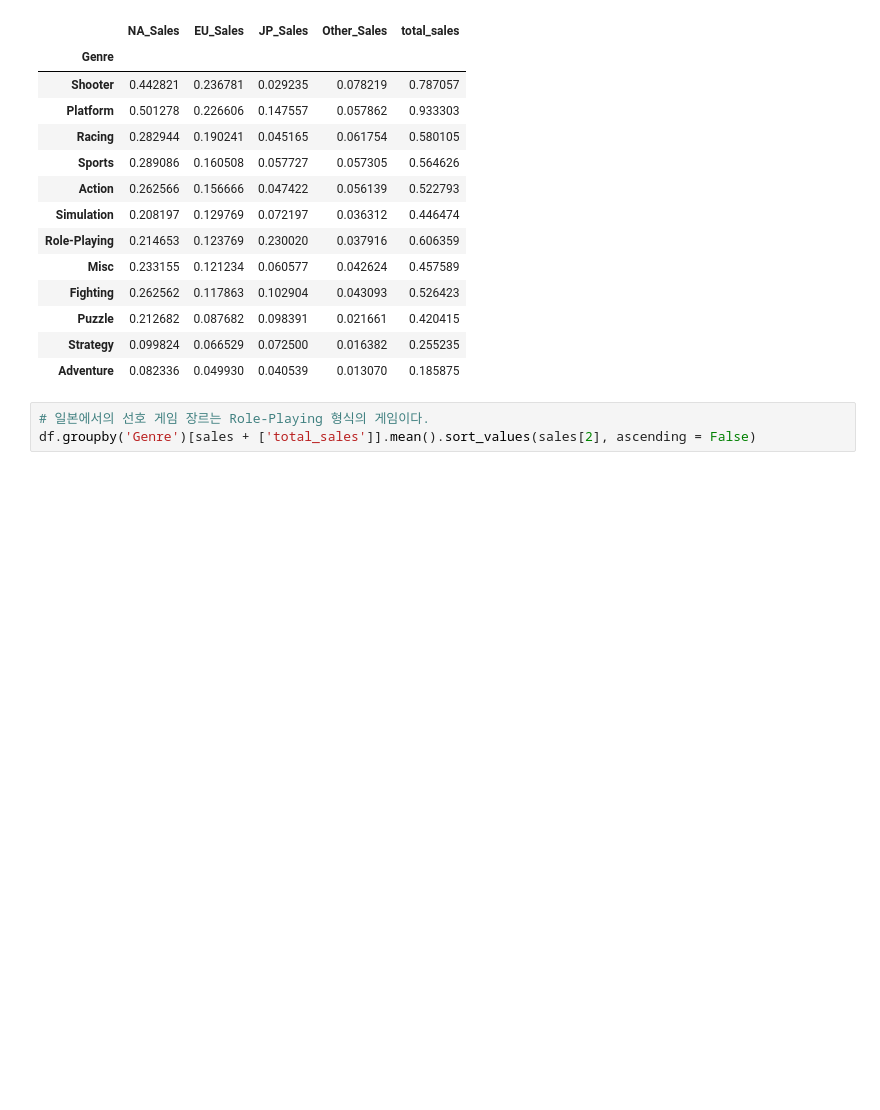
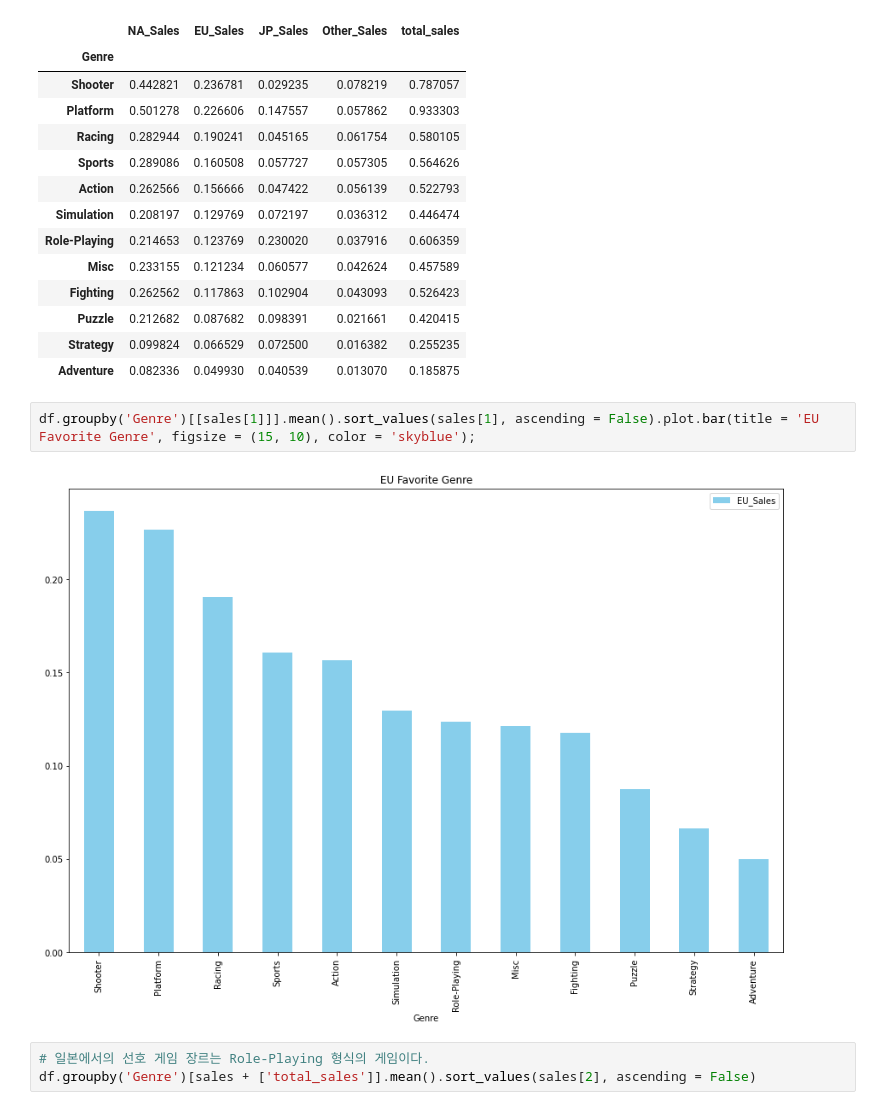
Before and after one commit to KyungRyeolBaek/study, a Jupyter notebook: ai03_백경렬_Section1_Project.ipynb, the cells around one changed output. Saved outputs shown, nothing was run; the diff lists cells and outputs as text; blank space fills up the shorter version.

```diff
--- a/ai03_백경렬_Section1_Project.ipynb
+++ b/ai03_백경렬_Section1_Project.ipynb
@@ -212,6 +216,10 @@ df.groupby('Genre')[sales + ['total_sales']].mean().sort_values(sales[1], ascend
 | Puzzle | 0.212682 | 0.087682 | 0.098391 | 0.021661 | 0.420415 |
 | Strategy | 0.099824 | 0.066529 | 0.072500 | 0.016382 | 0.255235 |
 | Adventure | 0.082336 | 0.049930 | 0.040539 | 0.013070 | 0.185875 |
+# %%
+df.groupby('Genre')[[sales[1]]].mean().sort_values(sales[1], ascending = False).plot.bar(title = 'EU Favorite Genre', figsize = (15, 10), color = 'skyblue');
+# %% [output]
+[figure, added]
 # %%
 # 일본에서의 선호 게임 장르는 Role-Playing 형식의 게임이다.
 df.groupby('Genre')[sales + ['total_sales']].mean().sort_values(sales[2], ascending = False)
```
Also changed, not shown: parts of 17 cells of this notebook.
